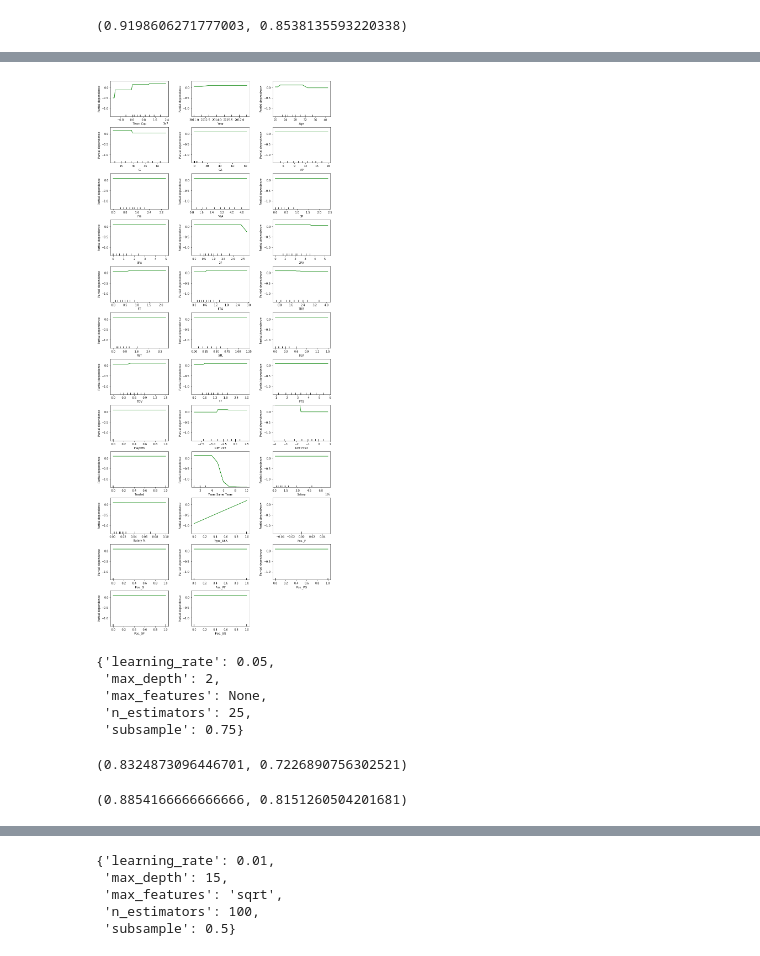
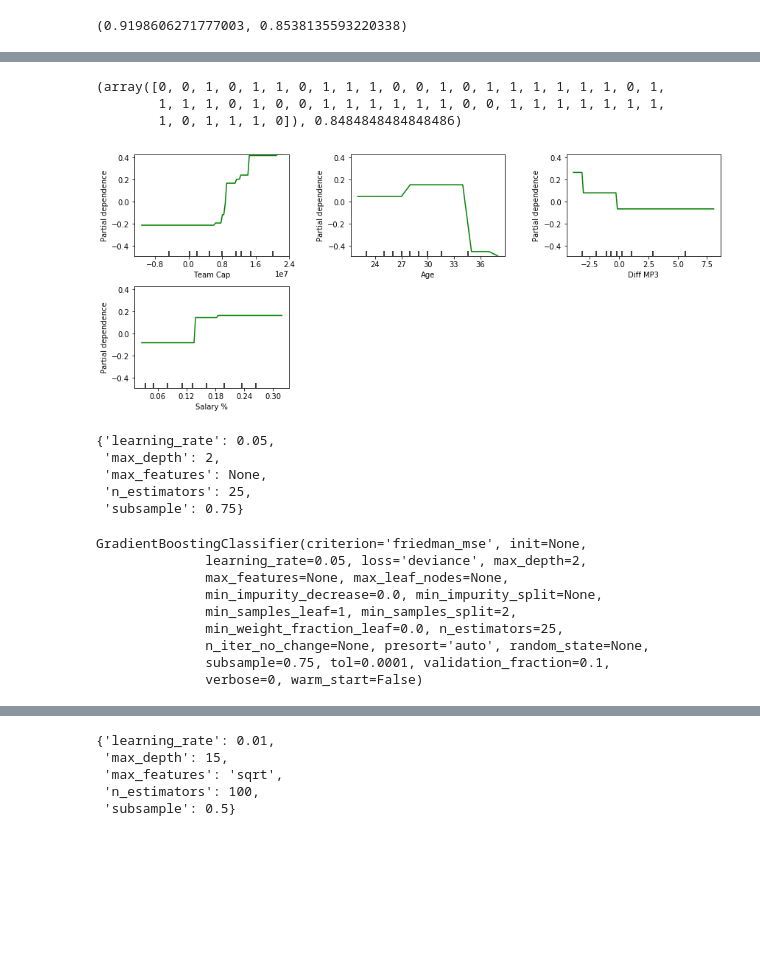
Before and after one commit to marcussteele/nba_churn, a Jupyter notebook: Untitled.ipynb, the cells around one changed output, grey strips where cells are left out. Cells and saved outputs as stored; diff of their text form; code cells hidden in the pictures; blank space fills up the shorter version.

```diff
--- a/Untitled.ipynb
+++ b/Untitled.ipynb
@@ -70,6 +23,0 @@ dummies_data = pd.get_dummies(final_data,columns=['Type','Pos.'],drop_first=True
-# %%
-def seperate_this_year(df):
-    df_this_year = df[df['Year']==this_year]
-    df_this_year.drop('Churn',axis=1,inplace=True)
-    df_before = df[df['Year']!=this_year]
-    return df_before, df_this_year
@@ -80,4 +24,9 @@ final_data = dummies_data[dummies_data['Year']!=this_year]
 # %%
-X = final_data.drop(['Churn'],axis=1)
-y = final_data['Churn']
-X1, x_val, y1, y_val = train_test_split(X,y,test_size=0.1)
+add_features(stats)
+final_data = combine_data(salary,stats,free_agents)
+final_data = cleaning(final_data)
+dummies_data = pd.get_dummies(final_data,columns=['Type','Pos.'],drop_first=True)
+final_data1,fa_this_year = seperate_this_year(dummies_data,this_year)
+X = final_data1.drop(['Churn'],axis=1)
+y = final_data1['Churn']
+X_1, x_val, y_1, y_val = train_test_split(X,y,test_size=0.1)
@@ -126,3 +38,11 @@ labels = km.predict(nba_reduced)
+# %%
+nba_reduced,labels = scale_and_split(X_1,y_1)
+group0, y0 = split_groups(X_1,y_1,labels,0)
+X0_train, X0_test, y0_train, y0_test = train_test_split(group0,y0)
+group1, y1 = split_groups(X_1,y_1,labels,1)
+X1_train, X1_test, y1_train, y1_test = train_test_split(group1,y1)
+group2, y2 = split_groups(X_1,y_1,labels,2)
+X2_train, X2_test, y2_train, y2_test = train_test_split(group2,y2)
 # %%
 fig, ax = plt.subplots(figsize=(10,7))
 
@@ -144,13 +64,3 @@ plt.savefig('clusters_pca.png')
-# %%
-group0 = X1[labels==0]
-y10 = y1[labels==0]
-X0_train, X0_test, y0_train, y0_test = train_test_split(group0,y10)
-group1 = X1[labels==1]
-y11 = y1[labels==1]
-X1_train, X1_test, y1_train, y1_test = train_test_split(group1,y11)
-group2 = X1[labels==2]
-y12 = y1[labels==2]
-X2_train, X2_test, y2_train, y2_test = train_test_split(group2,y12)
 # %%
 params0 = {'learning_rate':[0.001,0.005,0.01,0.05,0.1,0.2],
           'n_estimators':[25,40,50,75,100,150,200,250,300,350],
@@ -207,11 +100,17 @@ Text(0, 0.5, 'True positive rate')
+# %%
+preds0, f1_0 = get_preds_and_f1(probs0,y0_test)
+# %% [output]
+(array([0, 0, 1, 0, 1, 1, 0, 1, 1, 1, 0, 0, 1, 0, 1, 1, 1, 1, 1, 1, 0, 1,
+        1, 1, 1, 0, 1, 0, 0, 1, 1, 1, 1, 1, 1, 0, 0, 1, 1, 1, 1, 1, 1, 1,
+        1, 0, 1, 1, 1, 0]), 0.8484848484848486)
 # %%
-fig , axs = plot_partial_dependence(gbc0, X0_train.values, range(35),
+fig , axs = plot_partial_dependence(gbc0, X0_train.values, [0,2,22,27],
                                    feature_names=X0_train.columns,
-                                    grid_resolution=50,figsize=(13,4))
-plt.subplots_adjust(top=7)
-plt.savefig('cluster1_part_depend.png')
+                                    figsize=(13,8))
+
+plt.savefig('cluster0_important_depend.png')
 # %% [output]
-[figure, old version]
+[figure, new version]
 # %%
 params1 = {'learning_rate':[0.001,0.005,0.01,0.05,0.1,0.2],
           'n_estimators':[25,50,75,100,150,200,250,300,350],
@@ -230,12 +129,13 @@ gs1.best_params_
 # %%
 gbc1 = GradientBoostingClassifier(learning_rate=0.05,max_depth=2,max_features=None,n_estimators=25,subsample=0.75)
 gbc1.fit(X1_train,y1_train)
-pred1 = gbc1.predict(X1_test)
-f1_score(y1_test,pred1), sum(pred1==y1_test)/len(pred1)
 # %% [output]
-(0.8324873096446701, 0.7226890756302521)
+GradientBoostingClassifier(criterion='friedman_mse', init=None,
+              learning_rate=0.05, loss='deviance', max_depth=2,
+              max_features=None, max_leaf_nodes=None,
+              min_impurity_decrease=0.0, min_impurity_split=None,
+              min_samples_leaf=1, min_samples_split=2,
+              min_weight_fraction_leaf=0.0, n_estimators=25,
+              n_iter_no_change=None, presort='auto', random_state=None,
+              subsample=0.75, tol=0.0001, validation_fraction=0.1,
+              verbose=0, warm_start=False)
-# %%
-pred1t = gbc1.predict(X1_train)
-f1_score(y1_train,pred1t), sum(pred1t==y1_train)/len(pred1t)
-# %% [output]
-(0.8854166666666666, 0.8151260504201681)
```
Also changed, not shown: parts of 58 cells of this notebook, 6 other files.
